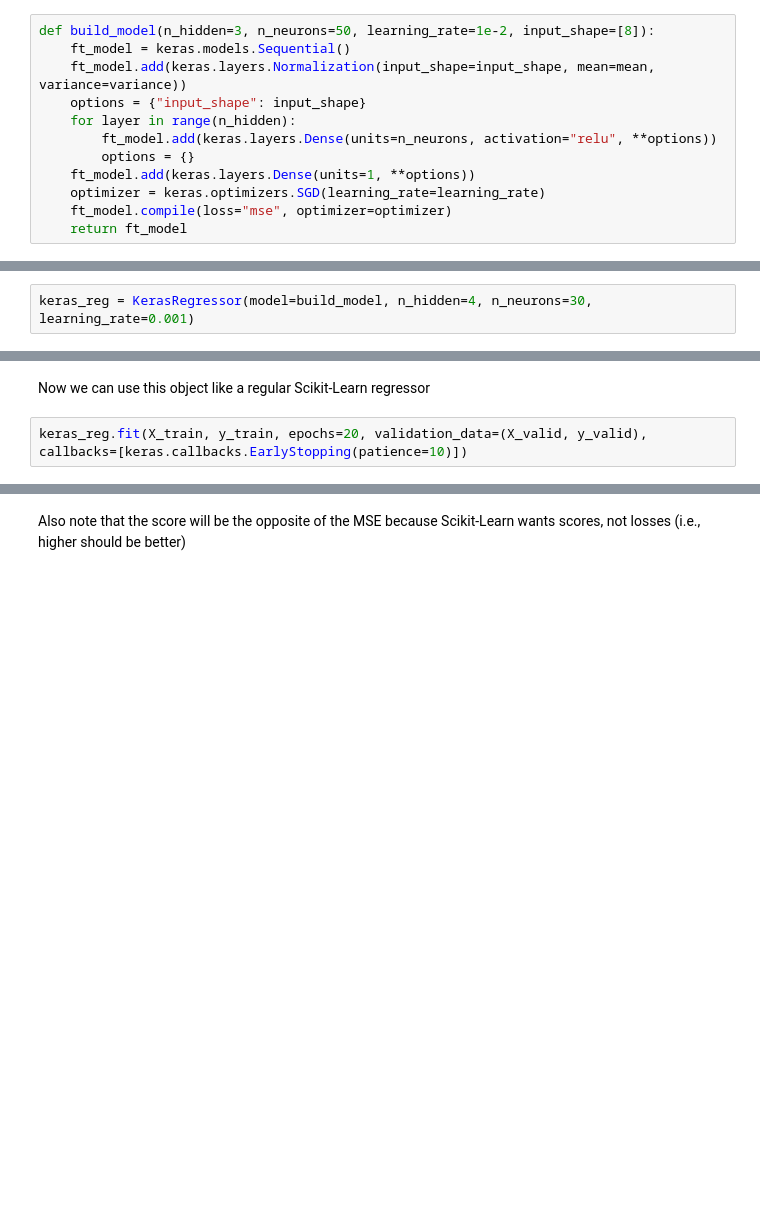
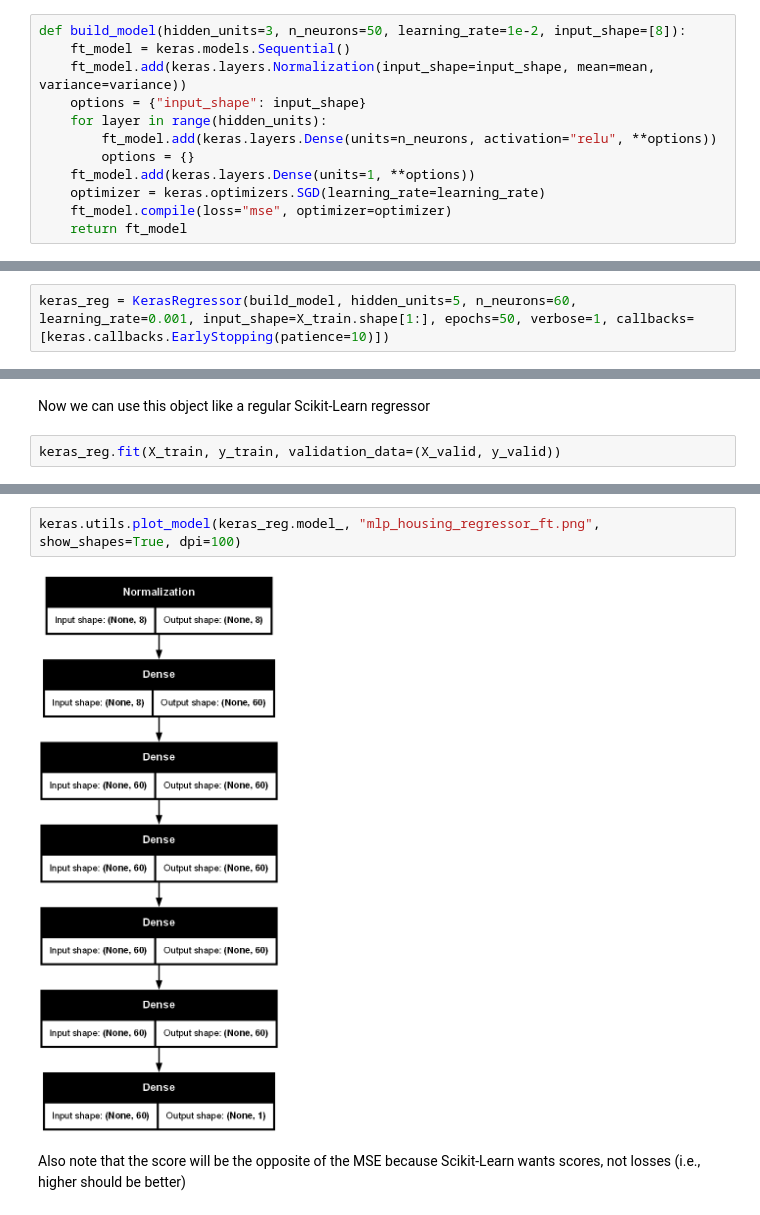
Before and after one commit to pSharpX/tf-keras-labs, a Jupyter notebook: mlp_housing_regressor.ipynb, the cells around one changed output, grey strips where cells are left out. Saved outputs shown, nothing was run; the diff lists cells and outputs as text; blank space fills up the shorter version.

```diff
--- a/mlp_housing_regressor.ipynb
+++ b/mlp_housing_regressor.ipynb
@@ -424,11 +424,11 @@ import numpy as np
 mean = np.mean(X_train, axis=0)
 variance = np.var(X_train, axis=0)
 # %%
-def build_model(n_hidden=3, n_neurons=50, learning_rate=1e-2, input_shape=[8]):
+def build_model(hidden_units=3, n_neurons=50, learning_rate=1e-2, input_shape=[8]):
     ft_model = keras.models.Sequential()
     ft_model.add(keras.layers.Normalization(input_shape=input_shape, mean=mean, variance=variance))
     options = {"input_shape": input_shape}
-    for layer in range(n_hidden):
+    for layer in range(hidden_units):
         ft_model.add(keras.layers.Dense(units=n_neurons, activation="relu", **options))
         options = {}
     ft_model.add(keras.layers.Dense(units=1, **options))
@@ -438,4 +438,4 @@ def build_model(n_hidden=3, n_neurons=50, learning_rate=1e-2, input_shape=[8]):
 # %% [markdown]
  The KerasRegressor object is a thin wrapper around the Keras model built using build_model()
 # %%
-keras_reg = KerasRegressor(model=build_model, n_hidden=4, n_neurons=30, learning_rate=0.001)
+keras_reg = KerasRegressor(build_model, hidden_units=5, n_neurons=60, learning_rate=0.001, input_shape=X_train.shape[1:], epochs=50, verbose=1, callbacks=[keras.callbacks.EarlyStopping(patience=10)])
@@ -463,5 +442,5 @@ Model: "sequential_9"
 # %% [markdown]
 Now we can use this object like a regular Scikit-Learn regressor
 # %%
-keras_reg.fit(X_train, y_train, epochs=20, validation_data=(X_valid, y_valid), callbacks=[keras.callbacks.EarlyStopping(patience=10)])
+keras_reg.fit(X_train, y_train, validation_data=(X_valid, y_valid))
 # %% [output]
@@ -505,3 +507,7 @@ KerasRegressor(
+# %%
+keras.utils.plot_model(keras_reg.model_, "mlp_housing_regressor_ft.png", show_shapes=True, dpi=100)
+# %% [output]
+[figure, added]
 # %% [markdown]
 Also note that the score will be the opposite of the MSE because Scikit-Learn wants scores, not losses (i.e., higher should be better)
 # %%
```
Also changed, not shown: parts of 15 cells of this notebook, 1 other file.
